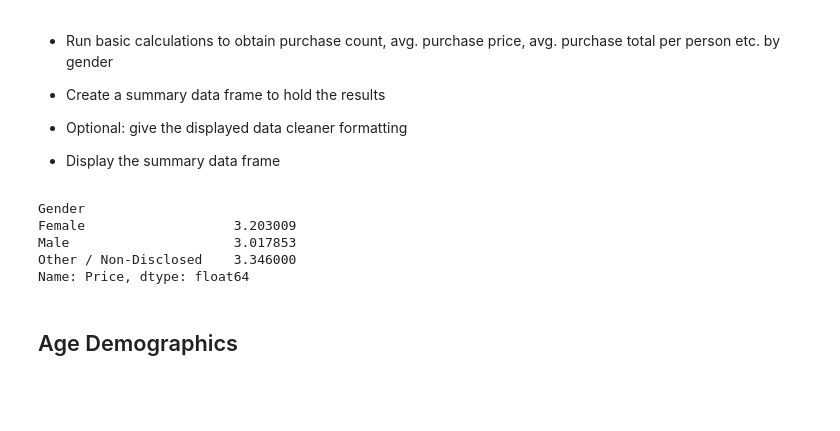
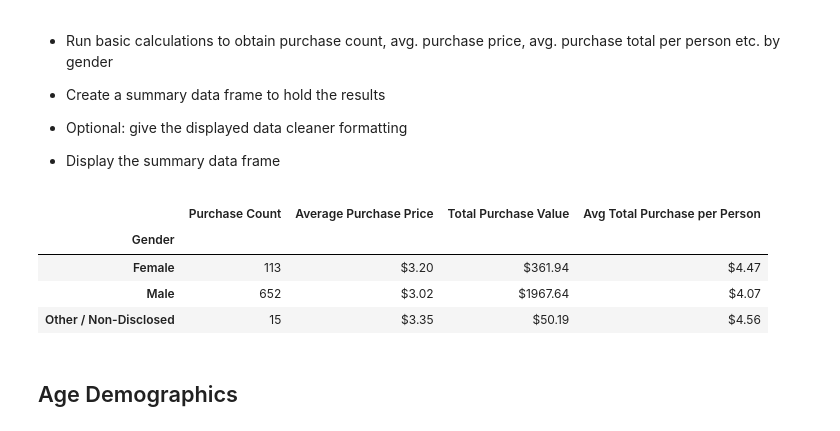
Before and after one commit to efrisch6/pandas-challenge, a Jupyter notebook: HeroesOfPymoli/HeroesOfPymoli_starter.ipynb, the cells around one changed output. Drawn from its saved outputs; the diff is of its cells as text; code cells hidden in the pictures; blank space fills up the shorter version.

```diff
--- a/HeroesOfPymoli/HeroesOfPymoli_starter.ipynb
+++ b/HeroesOfPymoli/HeroesOfPymoli_starter.ipynb
@@ -89,15 +89,32 @@ demo_df
 
 
 * Display the summary data frame
-# %%
-genderAvgPrice = purchase_data.groupby(["Gender"]).mean()["Price"]
-genderAvgPrice
-# %% [output]
-Gender
-Female                   3.203009
-Male                     3.017853
-Other / Non-Disclosed    3.346000
-Name: Price, dtype: float64
+# %%
+gender_group = purchase_data.groupby(["Gender"])
+purchase_count = gender_group["Purchase ID"].count()
+avg_price = gender_group["Price"].mean()
+total_value = gender_group["Price"].sum()
+gender_person_group = purchase_data.groupby(["Gender","SN"])
+avg_per_person = gender_person_group["Price"].sum().reset_index().groupby(["Gender"]).mean()
+
+
+gender_analysis_df = pd.DataFrame({"Purchase Count" : purchase_count,
+                                   "Average Purchase Price" : avg_price,
+                                   "Total Purchase Value" : total_value,
+                                   "Avg Total Purchase per Person" : avg_per_person["Price"]
+                                  })
+
+
+gender_analysis_df = gender_analysis_df.style.format({"Average Purchase Price":"${:.2f}","Total Purchase Value":"${:.2f}","Avg Total Purchase per Person":"${:.2f}"})
+
+
+gender_analysis_df
+# %% [output]
+|  | Purchase Count | Average Purchase Price | Total Purchase Value | Avg Total Purchase per Person |
+| Gender |  |  |  |  |
+| Female | 113 | $3.20 | $361.94 | $4.47 |
+| Male | 652 | $3.02 | $1967.64 | $4.07 |
+| Other / Non-Disclosed | 15 | $3.35 | $50.19 | $4.56 |
 # %% [markdown]
 ## Age Demographics
 # %% [markdown]
```
Also changed, not shown: parts of 4 cells of this notebook.
